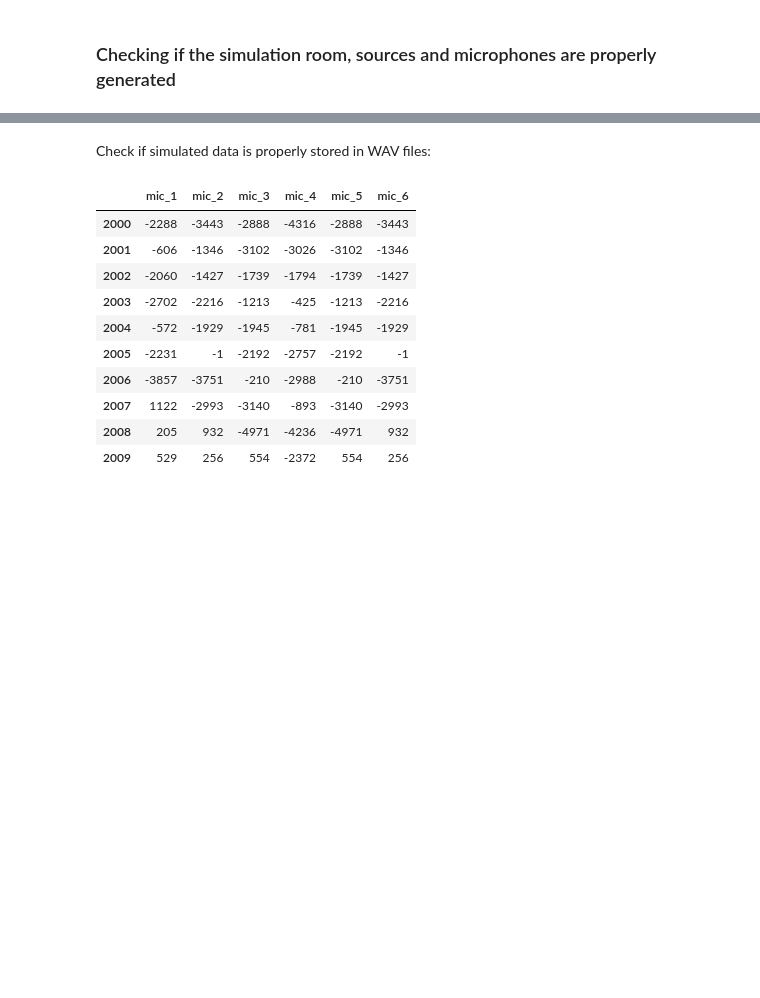
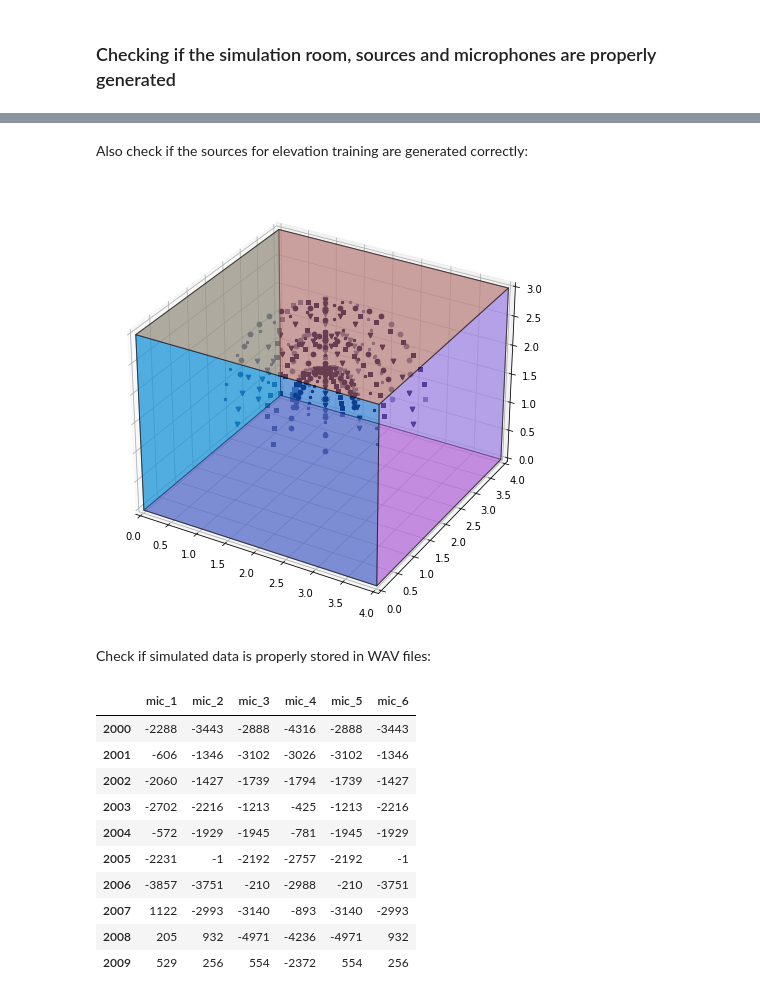
Before and after one commit to thomson008/MEng-project, a Jupyter notebook: notebooks/CNN_DOA.ipynb, the cells around one changed output, grey strips where cells are left out. Saved outputs shown, nothing was run; the diff lists cells and outputs as text; code cells hidden in the pictures; blank space fills up the shorter version.

```diff
--- a/notebooks/CNN_DOA.ipynb
+++ b/notebooks/CNN_DOA.ipynb
@@ -283,3 +317,13 @@ ax.set_zlim([0, room_dim[2]]);
+# %% [markdown]
+Also check if the sources for elevation training are generated correctly:
+# %%
+room_dim = ROOMS['small']
+
+room = create_simulation_room(room_dim, mic_pos=room_dim / 2)
+sources = create_sound_sources(room_dim, resolution=30, plane='vertical')
+plot_room(room, sources)
+# %% [output]
+[figure, added]
 # %% [markdown]
 Check if simulated data is properly stored in WAV files:
 # %%
```
Also changed, not shown: parts of 21 cells of this notebook, 1 other file.
